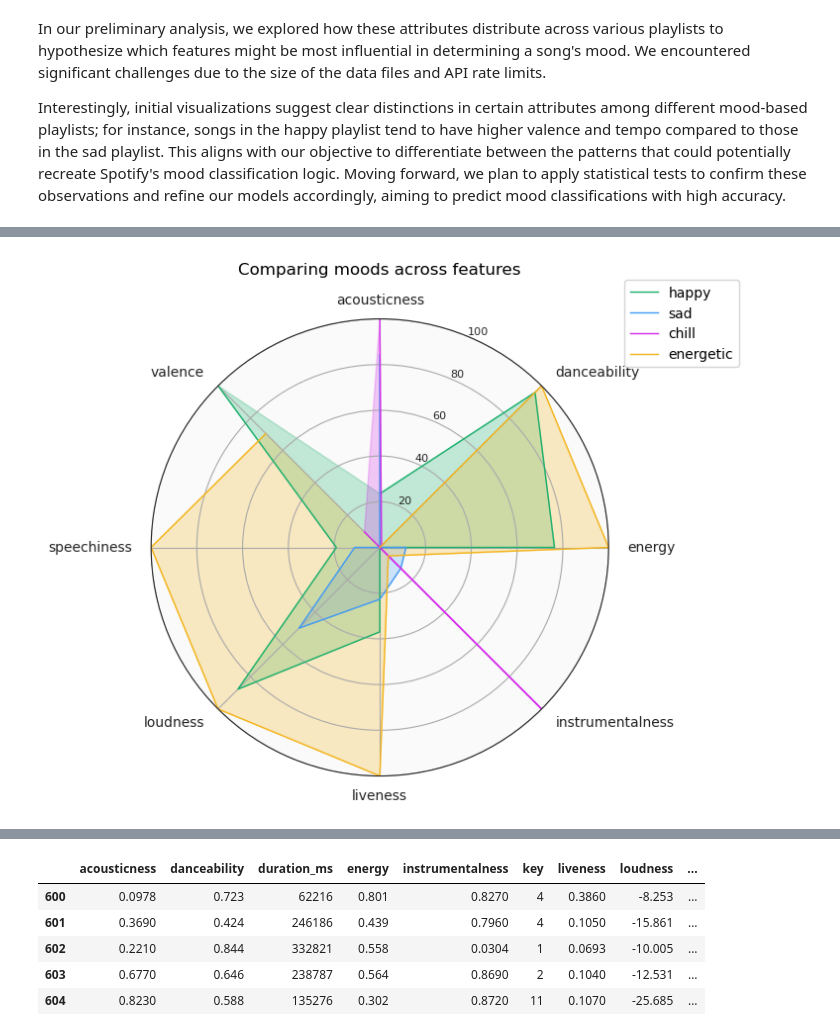
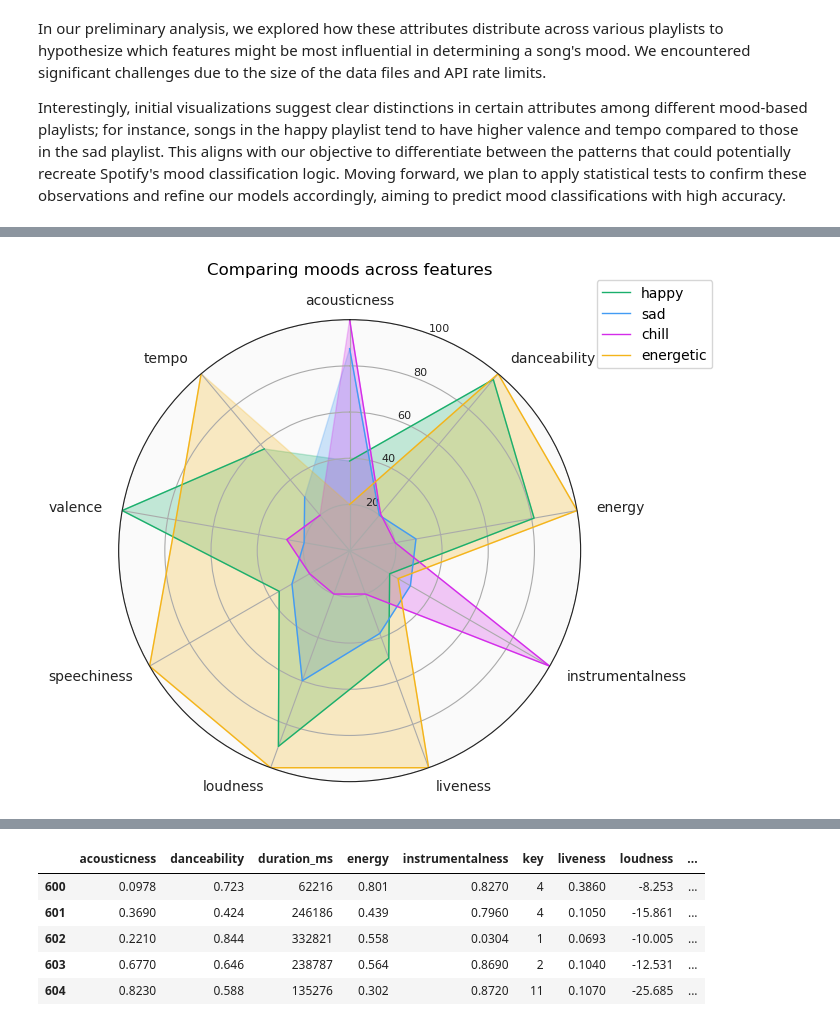
Before and after one commit to cs418-fa24/project-check-in-team-11, a Jupyter notebook: progress_report.ipynb, the cells around one changed output, grey strips where cells are left out. Cells and saved outputs as stored; diff of their text form; code cells hidden in the pictures.

Commit message:
added data visualization part

```diff
--- a/progress_report.ipynb
+++ b/progress_report.ipynb
@@ -207,7 +207,7 @@ files = [
     f'./raw/liked_songs_2.json',
     f'./raw/liked_songs_3.json',
     f'./raw/liked_songs_4.json',
-    # f'./raw/liked_songs_5.json',
+    f'./raw/liked_songs_5.json',
     f'./raw/liked_songs_6.json',
 ]
 
@@ -268,10 +268,10 @@ moods_mean_df = moods_df.groupby('mood').mean()
 
 #moods_mean_df.head(4)
 
-factors = ['acousticness', 'danceability', 'energy', 'instrumentalness', 'liveness', 'loudness', 'speechiness', 'valence']
+factors = ['acousticness', 'danceability', 'energy', 'instrumentalness', 'liveness', 'loudness', 'speechiness', 'valence', 'tempo']
 
 new_max = 100
-new_min = 0
+new_min = 20
 new_range = new_max - new_min
 
 for factor in factors:
@@ -282,11 +282,11 @@ for factor in factors:
         lambda x: (((x - min_val) * new_range) / val_range) + new_min)
 
 moods_mean_df = moods_mean_df.reset_index()
-moods_mean_df.head(4)
+#moods_mean_df.head(4)
 
 dft = moods_mean_df.loc[:, ['mood', 'acousticness_Adj', 'danceability_Adj', 'energy_Adj',
                              'instrumentalness_Adj', 'liveness_Adj', 'loudness_Adj', 'speechiness_Adj',
-                             'valence_Adj']]
+                             'valence_Adj', 'tempo_Adj']]
 dft.rename(columns={
     'acousticness_Adj': 'acousticness',
     'danceability_Adj': 'danceability',
@@ -295,12 +295,13 @@ dft.rename(columns={
     'liveness_Adj': 'liveness',
     'loudness_Adj': 'loudness',
     'speechiness_Adj': 'speechiness',
-    'valence_Adj': 'valence'
+    'valence_Adj': 'valence',
+    'tempo_Adj': 'tempo'
 }, inplace=True)
 
 dft.set_index('mood', inplace=True)
 
-labels = ['acousticness', 'danceability', 'energy', 'instrumentalness', 'liveness', 'loudness', 'speechiness', 'valence']
+labels = ['acousticness', 'danceability', 'energy', 'instrumentalness', 'liveness', 'loudness', 'speechiness', 'valence', 'tempo']
 num_vars = len(labels)
 angles = np.linspace(0, 2 * np.pi, num_vars, endpoint=False).tolist()
 fig, ax = plt.subplots(figsize=(6, 6), subplot_kw=dict(polar=True))
@@ -314,34 +315,34 @@ add_to_radar('happy', '#1aaf6c')
 add_to_radar('sad', '#429bf4')
 add_to_radar('chill', '#d42cea')
 add_to_radar('energetic', '#f4b41a')
 
 ax.set_theta_offset(np.pi / 2)
 ax.set_theta_direction(-1)
 ax.set_thetagrids(np.degrees(angles), labels)
 
 for label, angle in zip(ax.get_xticklabels(), angles):
     if angle in (0, np.pi):
         label.set_horizontalalignment('center')
     elif 0 < angle < np.pi:
         label.set_horizontalalignment('left')
     else:
         label.set_horizontalalignment('right')
 
 ax.set_ylim(0, 100)
 ax.set_rlabel_position(180 / num_vars)
 
 ax.tick_params(colors='#222222')
 ax.tick_params(axis='y', labelsize=8)
 ax.grid(color='#AAAAAA')
 ax.spines['polar'].set_color('#222222')
 ax.set_facecolor('#FAFAFA')
 
 ax.set_title('Comparing moods across features', y=1.08)
 ax.legend(loc='upper right', bbox_to_anchor=(1.3, 1.1))
 
 plt.show()
 # %% [output]
-[figure, old version]
+[figure, new version]
 # %%
 happy_df = moods_df[moods_df['mood'] == 'happy']
 # happy_df.head(5)
```
Also changed, not shown: parts of 16 cells of this notebook.
